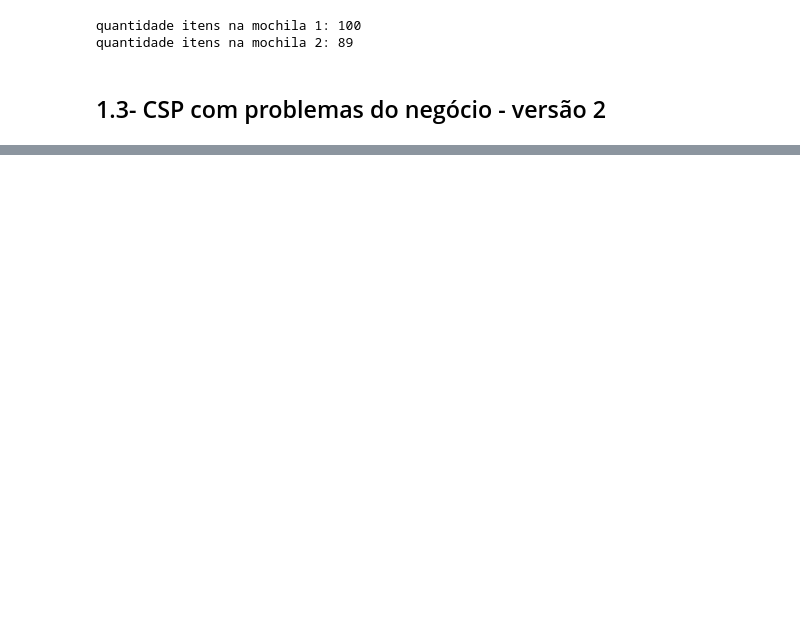
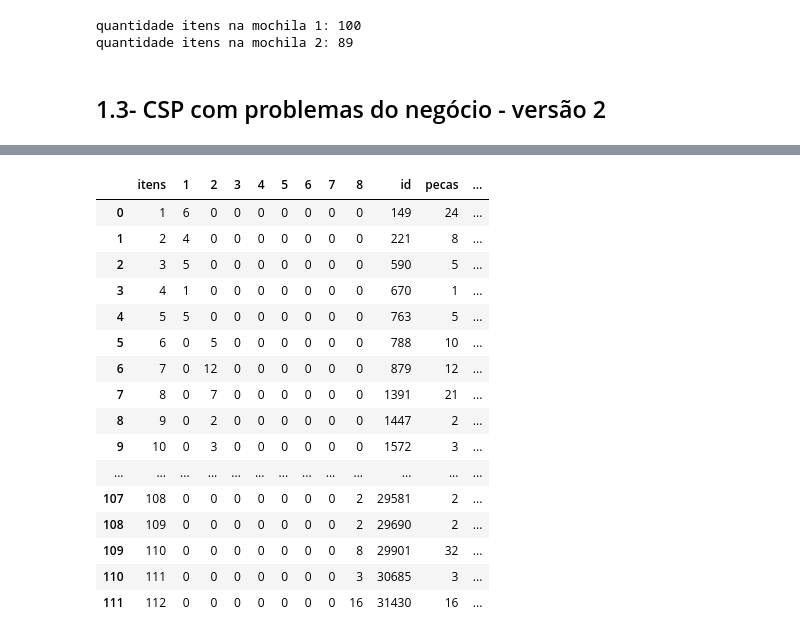
Before and after one commit to CandaPin/Resolucao_Problemas, a Jupyter notebook: 02-Notebook/02-cqavp-AMPL-Bin_packing.ipynb, the cells around one changed output, grey strips where cells are left out. Saved outputs shown, nothing was run; the diff lists cells and outputs as text; code cells hidden in the pictures; blank space fills up the shorter version.

```diff
--- a/02-Notebook/02-cqavp-AMPL-Bin_packing.ipynb
+++ b/02-Notebook/02-cqavp-AMPL-Bin_packing.ipynb
@@ -1136,0 +1216,3 @@ $$
+# %%
+ids =  list(df_process_situacao3['Id'].values)
+ids
@@ -1136,0 +1239,4 @@ $$
+# %%
+ampl.option["solver"] = "gurobi"
+ampl.option["gurobi_options"] = "outlev=1"
+ampl.solve()
@@ -1136,0 +1351,4 @@ $$
+# %%
+ampl.option["solver"] = "gcg"
+ampl.option["gcg_options"] = "outlev=1"
+ampl.solve()
@@ -1136,0 +1395,15 @@ $$
+# %%
+e_var_s3_GCG = ampl.getVariable('e').getValues().toPandas()
+e_var_s3_GCG = e_var_s3_GCG.reset_index()
+e_var_s3_GCG.columns = ['itens','caixa', 'quantidade']
+
+resultado_s3_GCG = e_var_s3_GCG.pivot(index='itens', columns='caixa', values='quantidade')
+
+
+resultado_s3_GCG = resultado_s3_GCG.reset_index()
+resultado_s3_GCG.columns.name = None
+resultado_s3_GCG['id'] = ids
+resultado_s3_GCG['pecas'] = pecas
+resultado_s3_GCG['inner'] = inner
+
+resultado_s3_GCG
@@ -1136,0 +1424,22 @@ $$
+# %%
+resultado_final_s3_GCG = resultado_s3_GCG.loc[:, (resultado_s3_GCG != 0).any(axis=0)]
+with pd.option_context('display.max_rows', None):
+    display(resultado_final_s3_GCG)
+# %% [output]
+|  | itens | 1 | 2 | 3 | 4 | 5 | 6 | 7 | 8 | id | pecas | ... |
+| 0 | 1 | 6 | 0 | 0 | 0 | 0 | 0 | 0 | 0 | 149 | 24 | ... |
+| 1 | 2 | 4 | 0 | 0 | 0 | 0 | 0 | 0 | 0 | 221 | 8 | ... |
+| 2 | 3 | 5 | 0 | 0 | 0 | 0 | 0 | 0 | 0 | 590 | 5 | ... |
+| 3 | 4 | 1 | 0 | 0 | 0 | 0 | 0 | 0 | 0 | 670 | 1 | ... |
+| 4 | 5 | 5 | 0 | 0 | 0 | 0 | 0 | 0 | 0 | 763 | 5 | ... |
+| 5 | 6 | 0 | 5 | 0 | 0 | 0 | 0 | 0 | 0 | 788 | 10 | ... |
+| 6 | 7 | 0 | 12 | 0 | 0 | 0 | 0 | 0 | 0 | 879 | 12 | ... |
+| 7 | 8 | 0 | 7 | 0 | 0 | 0 | 0 | 0 | 0 | 1391 | 21 | ... |
+| 8 | 9 | 0 | 2 | 0 | 0 | 0 | 0 | 0 | 0 | 1447 | 2 | ... |
+| 9 | 10 | 0 | 3 | 0 | 0 | 0 | 0 | 0 | 0 | 1572 | 3 | ... |
+| ... | ... | ... | ... | ... | ... | ... | ... | ... | ... | ... | ... | ... |
+| 107 | 108 | 0 | 0 | 0 | 0 | 0 | 0 | 0 | 2 | 29581 | 2 | ... |
+| 108 | 109 | 0 | 0 | 0 | 0 | 0 | 0 | 0 | 2 | 29690 | 2 | ... |
+| 109 | 110 | 0 | 0 | 0 | 0 | 0 | 0 | 0 | 8 | 29901 | 32 | ... |
+| 110 | 111 | 0 | 0 | 0 | 0 | 0 | 0 | 0 | 3 | 30685 | 3 | ... |
+| 111 | 112 | 0 | 0 | 0 | 0 | 0 | 0 | 0 | 16 | 31430 | 16 | ... |
```
Also changed, not shown: parts of 67 cells of this notebook.
